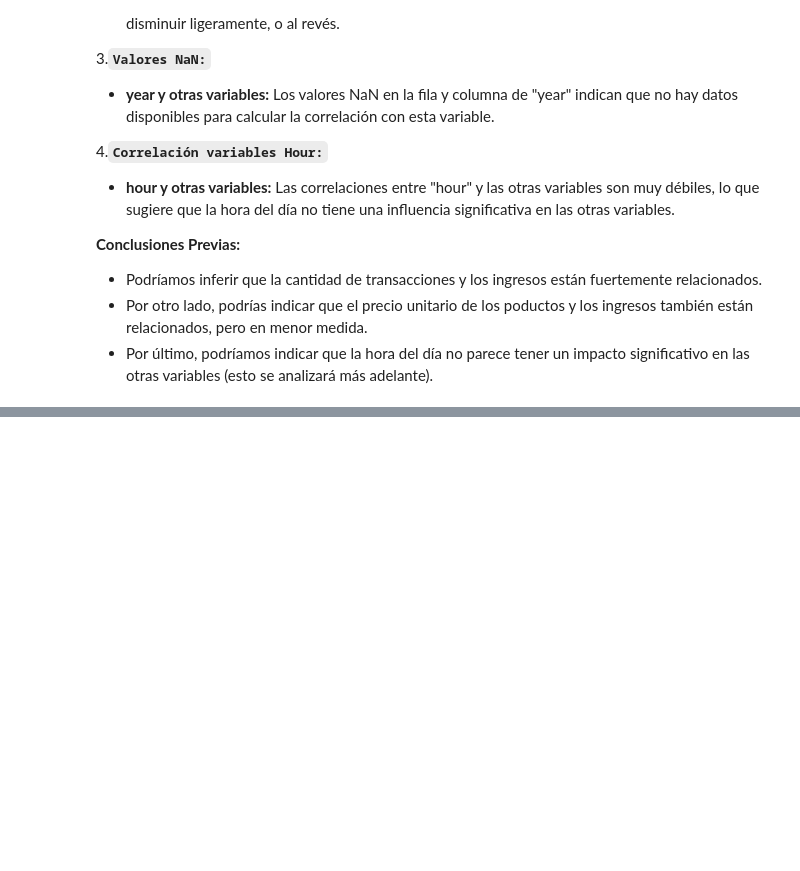
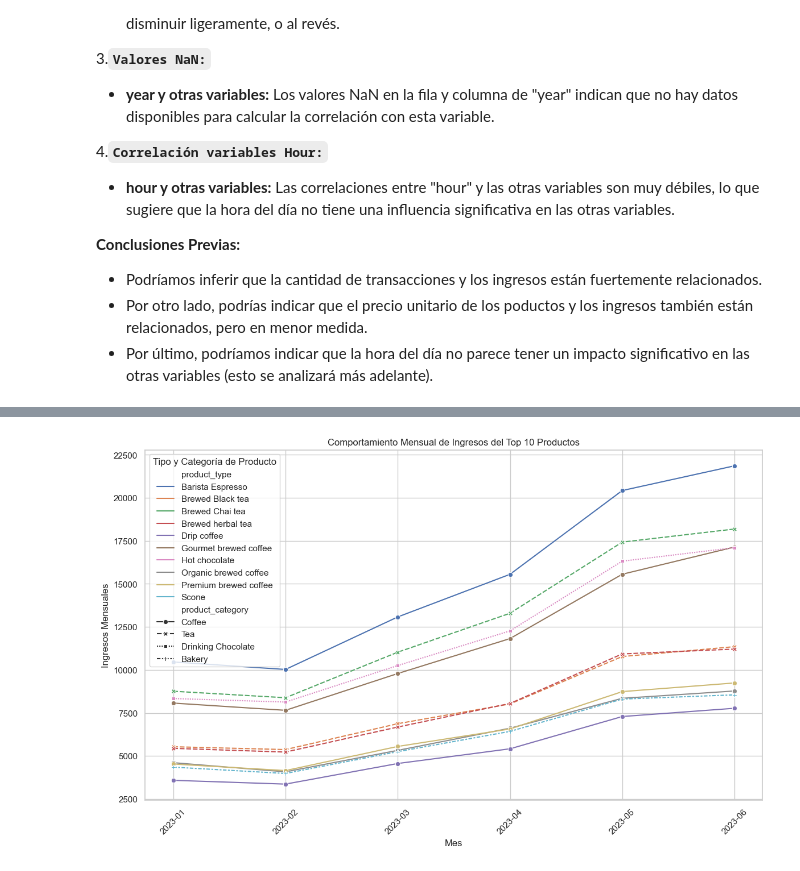
Before and after one commit to Erick0407/proyecto_final_py, a Jupyter notebook: Notebooks/03_Analisis_visualizaciones.ipynb, the cells around one changed output, grey strips where cells are left out. Cells and saved outputs as stored; diff of their text form; code cells hidden in the pictures; blank space fills up the shorter version.

```diff
--- a/Notebooks/03_Analisis_visualizaciones.ipynb
+++ b/Notebooks/03_Analisis_visualizaciones.ipynb
@@ -463,0 +610,32 @@ df.corr(numeric_only=True, method='spearman').style.background_gradient(cmap='se
+# %%
+# Acá se responde a la segunda interrogante:
+
+# Creación de gráfico que muestra comportamiento mensual de los ingresos generado por el Top 10 de los productos
+
+# Se vuelve a trabajr en varibale 'Month', para que quede en formato Año-Mes, lo cual permite mostrar los datos ordenados según el periodo
+df['month'] = df['transaction_date'].dt.strftime('%Y-%m')
+
+# Agrupar por tipo de producto, categoría y mes, sumando los ingresos
+monthly_revenue = df.groupby(['product_type', 'product_category', 'month'])['revenue'].sum().reset_index()
+
+# Calcular ingresos totales por producto
+total_revenue = df.groupby(['product_type', 'product_category'])['revenue'].sum().reset_index()
+
+# Ordenar productos por ingresos totales y seleccionar el top 10
+top_10_products = total_revenue.sort_values(by='revenue', ascending=False).head(10)
+
+# Filtrar los datos mensuales para los top 10 productos
+top_10_data = monthly_revenue[monthly_revenue['product_type'].isin(top_10_products['product_type'])]
+
+# configuración de Gráfico de Líneas que muestra el Comportamiento Mensual de los productos
+plt.figure(figsize=(14, 8))
+sns.lineplot(data=top_10_data, x='month', y='revenue', hue='product_type', style='product_category', markers=True)
+plt.title('Comportamiento Mensual de Ingresos del Top 10 Productos')
+plt.xlabel('Mes')
+plt.ylabel('Ingresos Mensuales')
+plt.xticks(rotation=45)
+plt.legend(title='Tipo y Categoría de Producto')
+plt.grid(True)
+plt.show()
+# %% [output]
+[figure, added]
```
Also changed, not shown: parts of 25 cells of this notebook.
